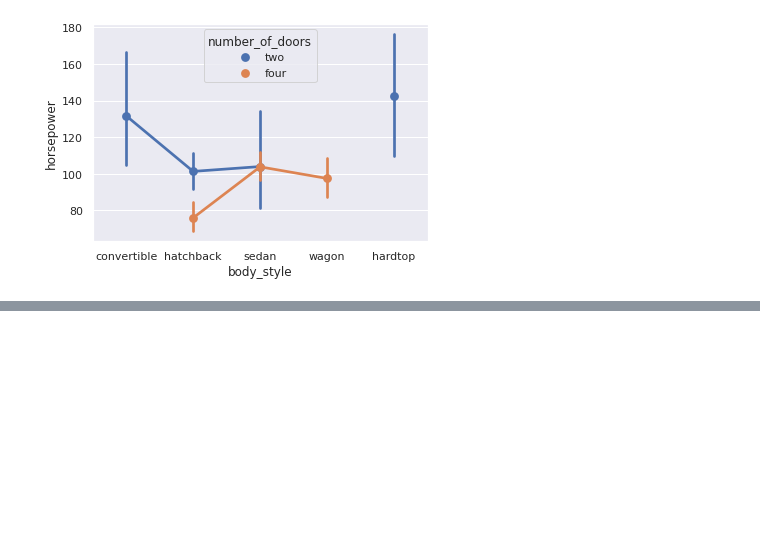
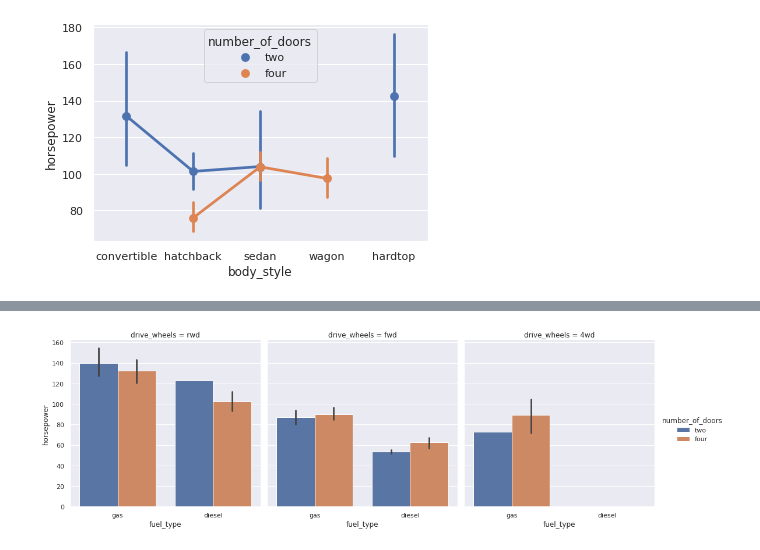
Before and after one commit to Iamsbharti/ML-AI, a Jupyter notebook: visualization/visulaization_p.ipynb, the cells around one changed output, grey strips where cells are left out. Drawn from its saved outputs; the diff is of its cells as text; code cells hidden in the pictures; blank space fills up the shorter version.

```diff
--- a/visualization/visulaization_p.ipynb
+++ b/visualization/visulaization_p.ipynb
@@ -133,0 +166,10 @@ sns.pointplot(auto['body_style'],auto['horsepower'], hue = auto['number_of_doors
+# %%
+# bar plot
+sns.catplot(x='fuel_type',
+            y='horsepower',
+            hue='number_of_doors',
+            col='drive_wheels',
+            data=auto,
+            kind='bar');
+# %% [output]
+[figure, added]
```
Also changed, not shown: parts of 6 cells of this notebook.
